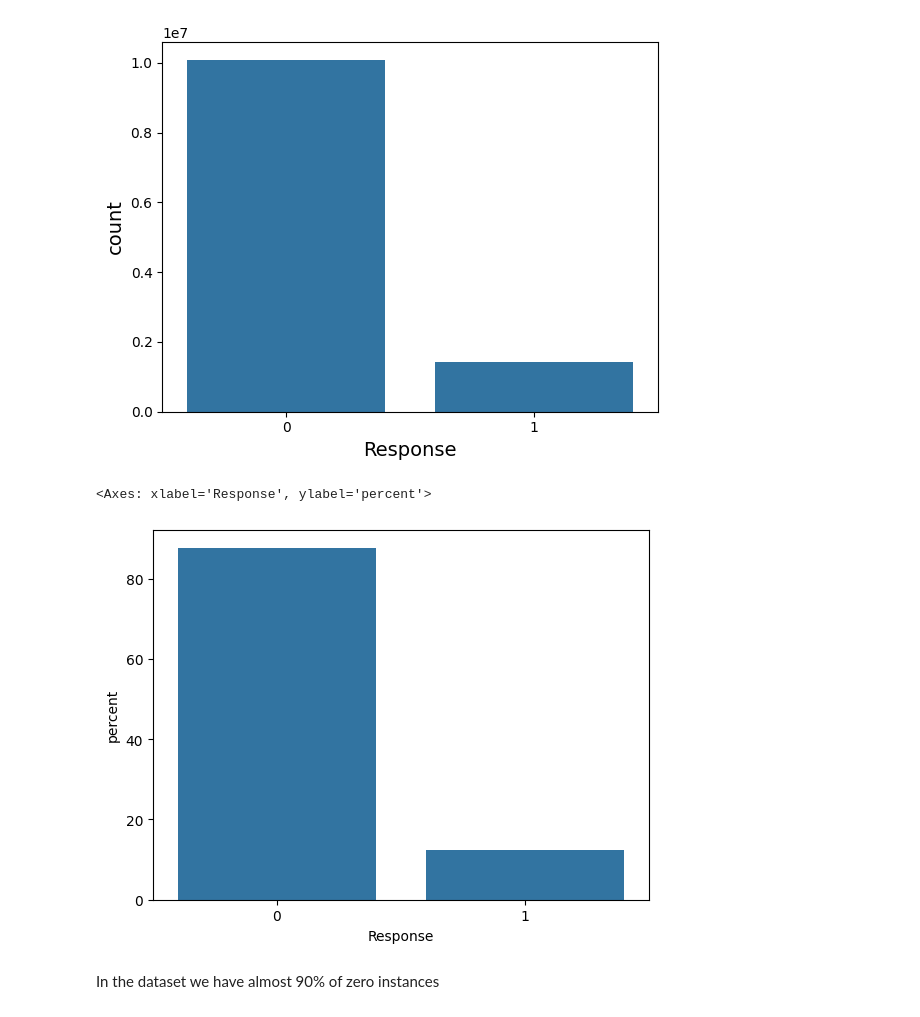
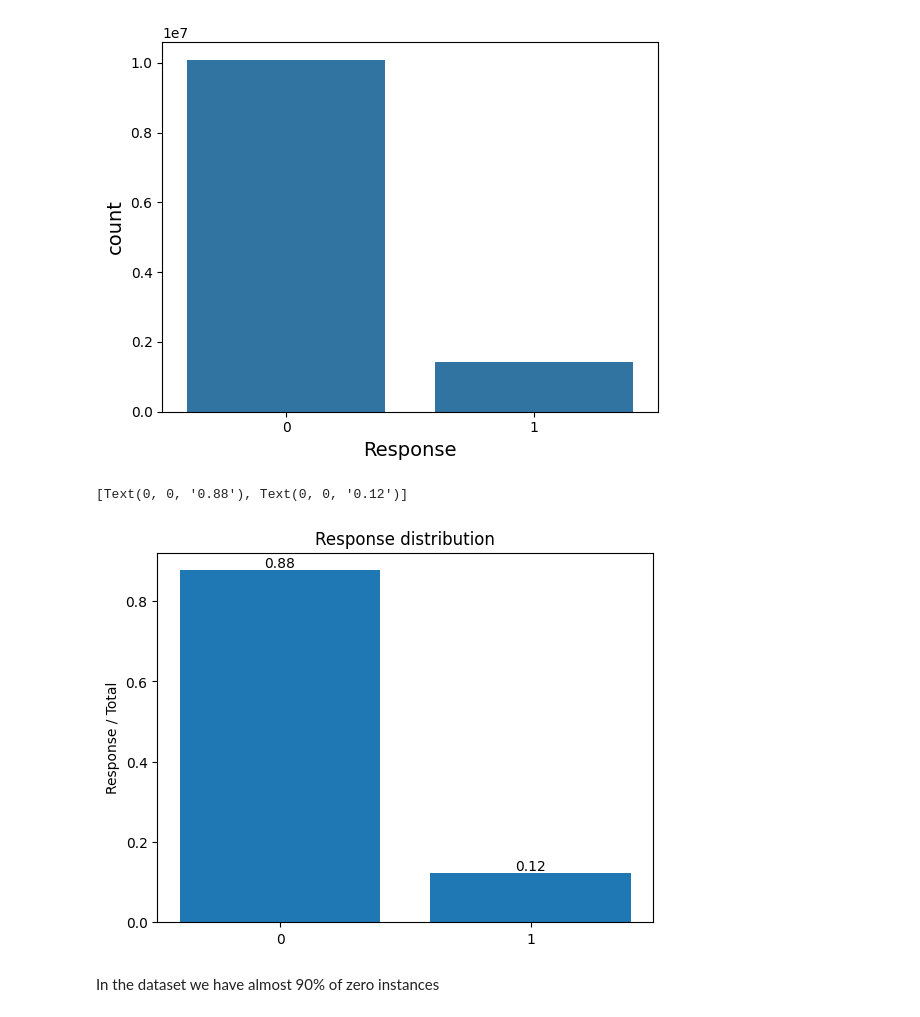
Before and after one commit to anielv95/kaggle-pg-4x07, a Jupyter notebook: notebooks/eda.ipynb, the cells around one changed output. Cells and saved outputs as stored; diff of their text form; code cells hidden in the pictures.

Commit message:
add response plot with percentages

```diff
--- a/notebooks/eda.ipynb
+++ b/notebooks/eda.ipynb
@@ -167,11 +168,22 @@ sns.countplot(train[["Response"]], x= "Response")
 # %% [output]
 <Axes: xlabel='Response', ylabel='count'>
 [figure]
-# %%
-sns.countplot(train[["Response"]], x= "Response", stat="percent")
-# %% [output]
-<Axes: xlabel='Response', ylabel='percent'>
-[figure, removed]
+# %%
+points = train["Response"].value_counts(normalize=True)
+
+x_variables = points.index.values.astype("str")
+
+y_variables = points.values
+
+fig, ax = plt.subplots()
+
+bar_container = ax.bar(x_variables, y_variables)
+
+ax.set(ylabel='Response / Total', title='Response distribution')
+ax.bar_label(bar_container, fmt='{:,.2f}')
+# %% [output]
+[Text(0, 0, '0.88'), Text(0, 0, '0.12')]
+[figure, added]
 # %% [markdown]
 In the dataset we have almost 90% of zero instances
 # %% [markdown]
```
Also changed, not shown: parts of 1 cell of this notebook.
